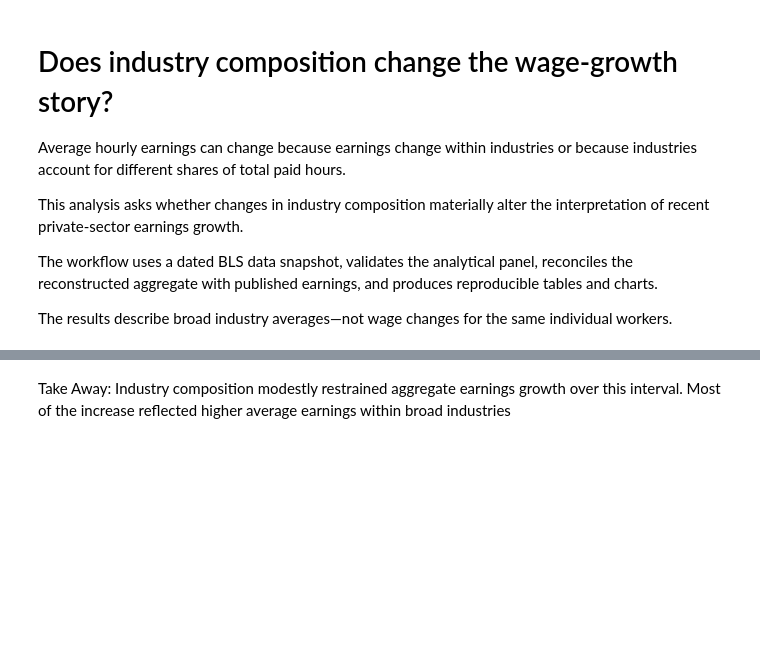
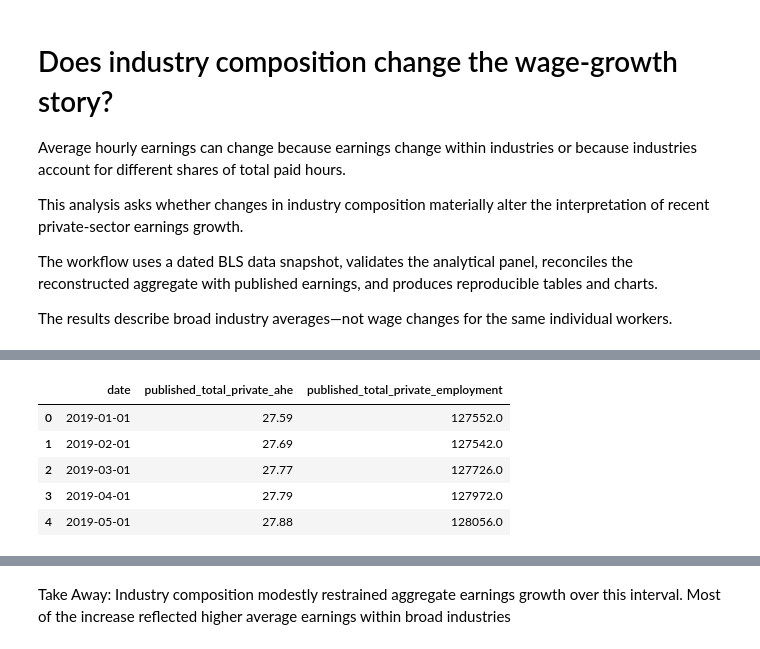
Before and after one commit to alistairbntl/wage_composition, a Jupyter notebook: wage_composition_report.ipynb, the cells around one changed output, grey strips where cells are left out. Drawn from its saved outputs; the diff is of its cells as text; code cells hidden in the pictures; blank space fills up the shorter version.

```diff
--- a/wage_composition_report.ipynb
+++ b/wage_composition_report.ipynb
@@ -177,0 +216,9 @@ reconciliation = reconcile_headline_earnings(
+# %%
+benchmark_for_reconciliation_df.head()
+# %% [output]
+|  | date | published_total_private_ahe | published_total_private_employment |
+| 0 | 2019-01-01 | 27.59 | 127552.0 |
+| 1 | 2019-02-01 | 27.69 | 127542.0 |
+| 2 | 2019-03-01 | 27.77 | 127726.0 |
+| 3 | 2019-04-01 | 27.79 | 127972.0 |
+| 4 | 2019-05-01 | 27.88 | 128056.0 |
```
Also changed, not shown: parts of 25 cells of this notebook, 2 other files.
